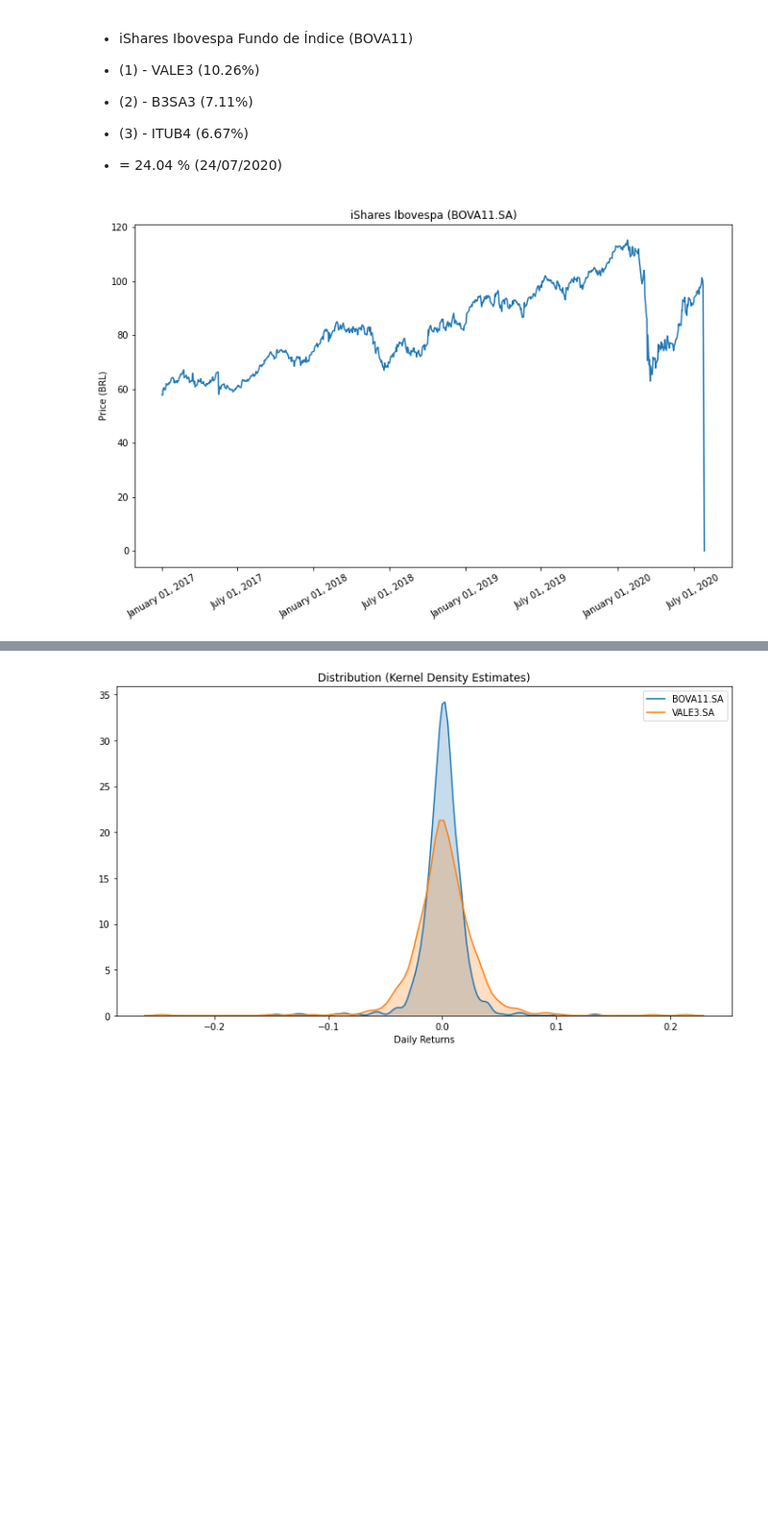
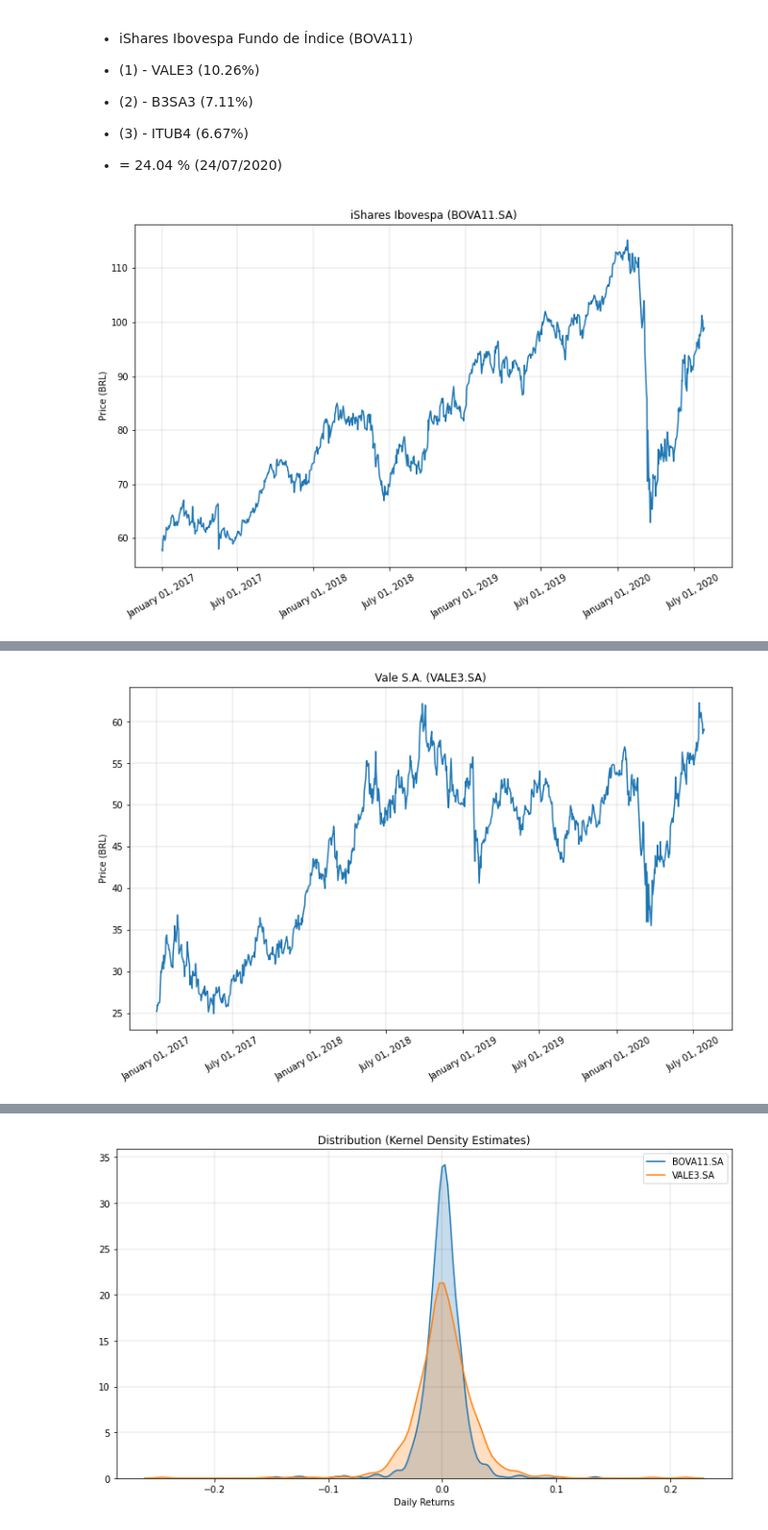
Before and after one commit to antoniosalomao/Rafter_A1, a Jupyter notebook: rafter_presentation.ipynb, the cells around one changed output, grey strips where cells are left out. Shown at 96% size. Cells and saved outputs as stored; diff of their text form; code cells hidden in the pictures; blank space fills up the shorter version.

```diff
--- a/rafter_presentation.ipynb
+++ b/rafter_presentation.ipynb
@@ -88,28 +109,29 @@ plt.figure(figsize=(10, 6))
 format = mpl_dates.DateFormatter('%B %d, %Y')
 plt.gca().xaxis.set_major_formatter(format)
 
-plt.plot(date_ibov, open_ibov)
+plt.plot(ibov.Date, ibov.Open, linestyle='-')
 
 plt.ylabel('Price (BRL)')
 plt.title('iShares Ibovespa (BOVA11.SA)')
 
+plt.grid(linewidth=0.10)
 plt.tight_layout()
 plt.tick_params(axis='x', rotation=30)
 plt.show()
 # %% [output]
-[figure, old version]
+[figure, new version]
 # %%
-# Plotting Vale S.A. (VALE3.SA)
-:
+# Plotting Vale S.A. (VALE3.SA):
 
 plt.figure(figsize=(10, 6))
 format = mpl_dates.DateFormatter('%B %d, %Y')
 plt.gca().xaxis.set_major_formatter(format)
 
-plt.plot(date_vale, open_vale)
+plt.plot(vale.Date, vale.Open, linestyle='-')
 plt.title('Vale S.A. (VALE3.SA)')
 plt.ylabel('Price (BRL)')
 
+plt.grid(linewidth=0.10)
 plt.tight_layout()
 plt.tick_params(axis='x', rotation=30)
 plt.show()
@@ -118,3 +139,4 @@ SyntaxError: invalid syntax (<ipython-input-121-0b4e473d047b>, line 2)
+[figure, added]
 # %%
 # Normalized comparison
 
```
Also changed, not shown: parts of 10 cells of this notebook.
